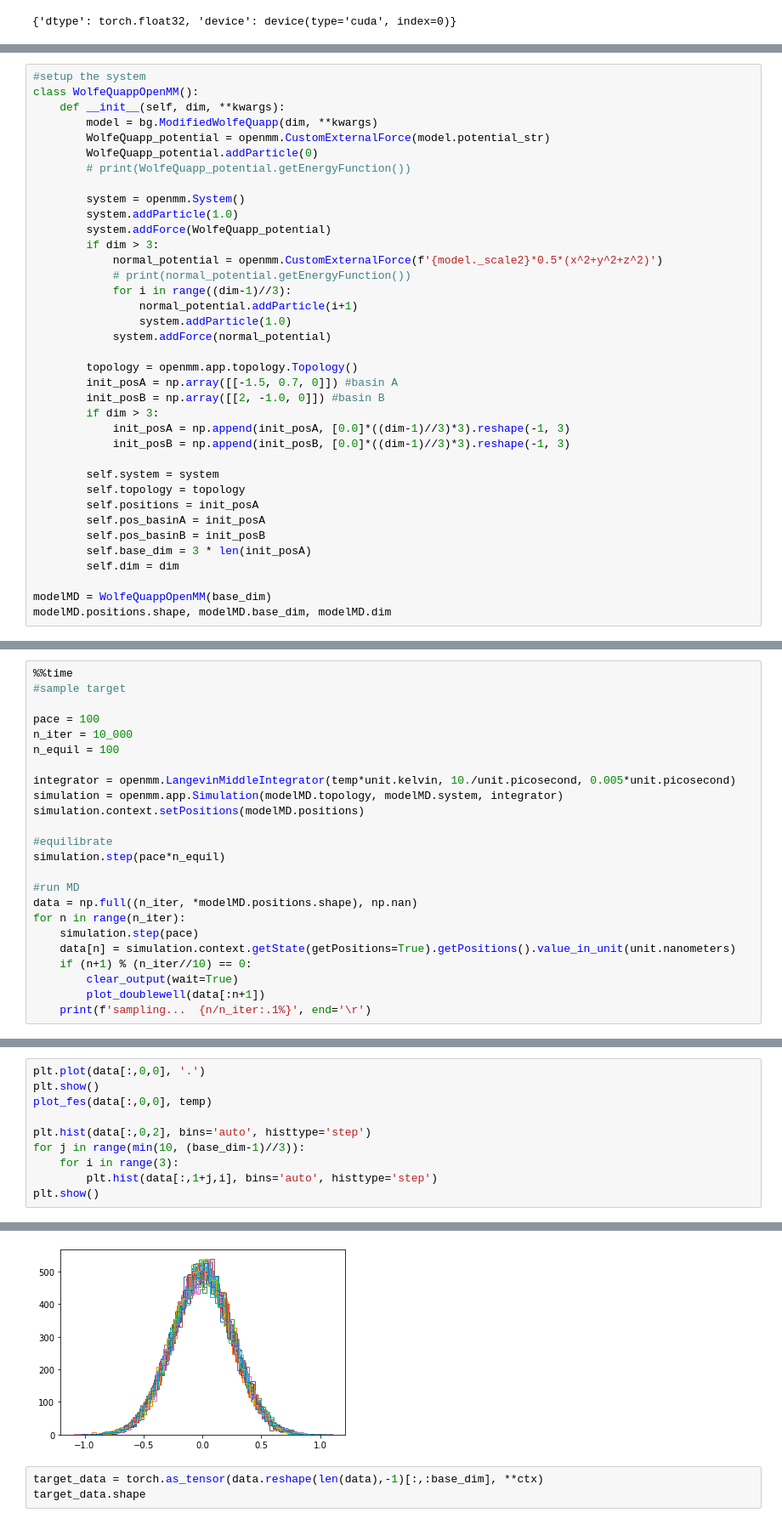
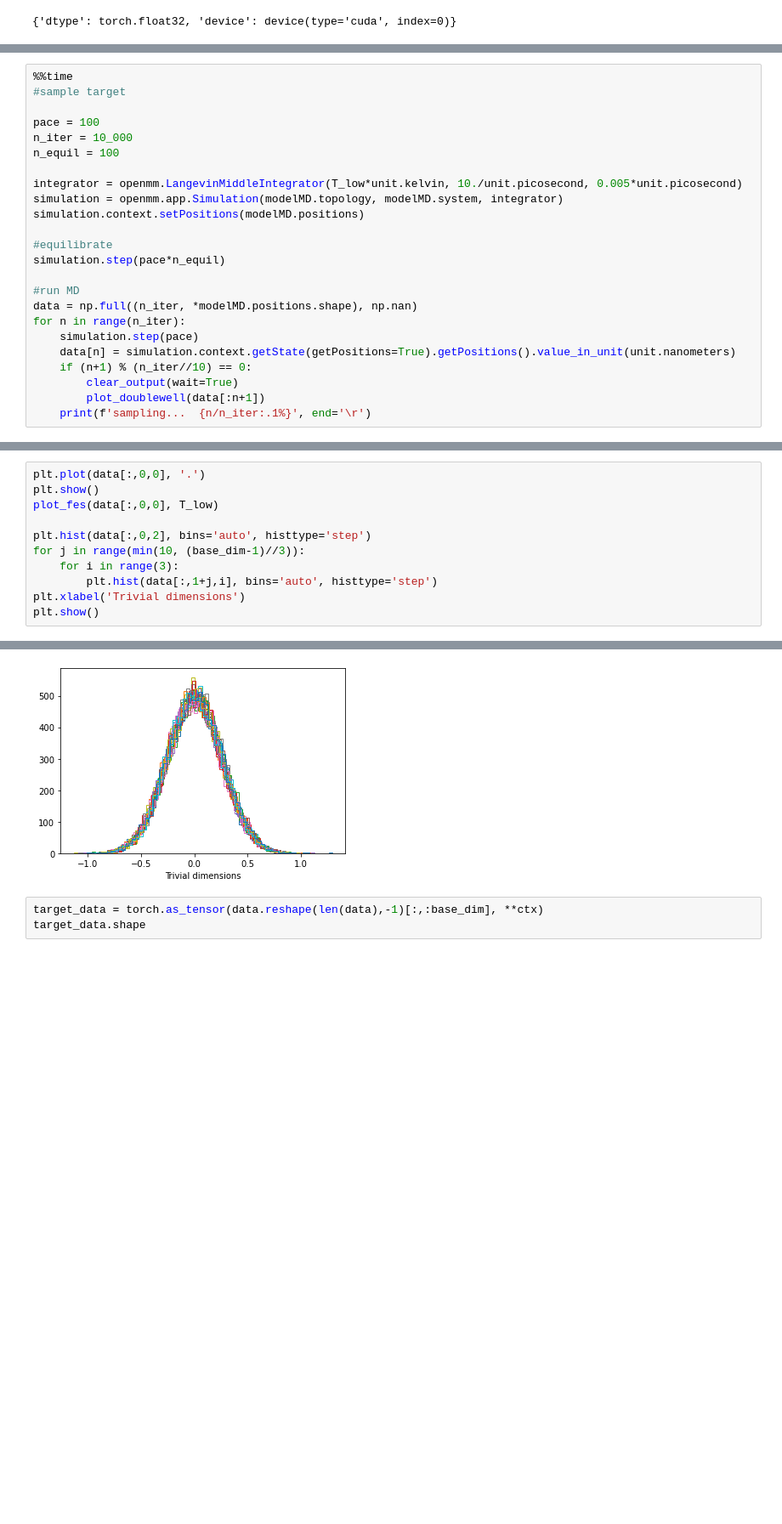
Before and after one commit to invemichele/learned-replica-exchange, a Jupyter notebook: dw/LREX-dw.ipynb, the cells around one changed output, grey strips where cells are left out. Shown at 85% size. Saved outputs shown, nothing was run; the diff lists cells and outputs as text; blank space fills up the shorter version.

```diff
--- a/dw/LREX-dw.ipynb
+++ b/dw/LREX-dw.ipynb
@@ -153,37 +151,0 @@ base_dim
-# %%
-#setup the system
-class WolfeQuappOpenMM():
-    def __init__(self, dim, **kwargs):
-        model = bg.ModifiedWolfeQuapp(dim, **kwargs)
-        WolfeQuapp_potential = openmm.CustomExternalForce(model.potential_str)
-        WolfeQuapp_potential.addParticle(0)
-        # print(WolfeQuapp_potential.getEnergyFunction())
-
-        system = openmm.System()
-        system.addParticle(1.0)
-        system.addForce(WolfeQuapp_potential)
-        if dim > 3:
-            normal_potential = openmm.CustomExternalForce(f'{model._scale2}*0.5*(x^2+y^2+z^2)')
-            # print(normal_potential.getEnergyFunction())
-            for i in range((dim-1)//3):
-                normal_potential.addParticle(i+1)
-                system.addParticle(1.0)
-            system.addForce(normal_potential)
-
-        topology = openmm.app.topology.Topology()
-        init_posA = np.array([[-1.5, 0.7, 0]]) #basin A
-        init_posB = np.array([[2, -1.0, 0]]) #basin B
-        if dim > 3:
-            init_posA = np.append(init_posA, [0.0]*((dim-1)//3)*3).reshape(-1, 3)
-            init_posB = np.append(init_posB, [0.0]*((dim-1)//3)*3).reshape(-1, 3)
-
-        self.system = system
-        self.topology = topology
-        self.positions = init_posA
-        self.pos_basinA = init_posA
-        self.pos_basinB = init_posB
-        self.base_dim = 3 * len(init_posA)
-        self.dim = dim
-
-modelMD = WolfeQuappOpenMM(base_dim)
-modelMD.positions.shape, modelMD.base_dim, modelMD.dim
@@ -197,7 +157,7 @@ pace = 100
 n_iter = 10_000
 n_equil = 100
 
-integrator = openmm.LangevinMiddleIntegrator(temp*unit.kelvin, 10./unit.picosecond, 0.005*unit.picosecond)
+integrator = openmm.LangevinMiddleIntegrator(T_low*unit.kelvin, 10./unit.picosecond, 0.005*unit.picosecond)
 simulation = openmm.app.Simulation(modelMD.topology, modelMD.system, integrator)
 simulation.context.setPositions(modelMD.positions)
 
@@ -220,11 +180,12 @@ Wall time: 1min 19s
 # %%
 plt.plot(data[:,0,0], '.')
 plt.show()
-plot_fes(data[:,0,0], temp)
+plot_fes(data[:,0,0], T_low)
 
 plt.hist(data[:,0,2], bins='auto', histtype='step')
 for j in range(min(10, (base_dim-1)//3)):
     for i in range(3):
         plt.hist(data[:,1+j,i], bins='auto', histtype='step')
+plt.xlabel('Trivial dimensions')
 plt.show()
 # %% [output]
@@ -233,6 +194,6 @@ plt.show()
 ref DeltaF: 3.31506 [kBT]
     DeltaF: inf [kBT]
-[figure, old version]
+[figure, new version]
 # %%
 target_data = torch.as_tensor(data.reshape(len(data),-1)[:,:base_dim], **ctx)
 target_data.shape
```
Also changed, not shown: parts of 42 cells of this notebook.
